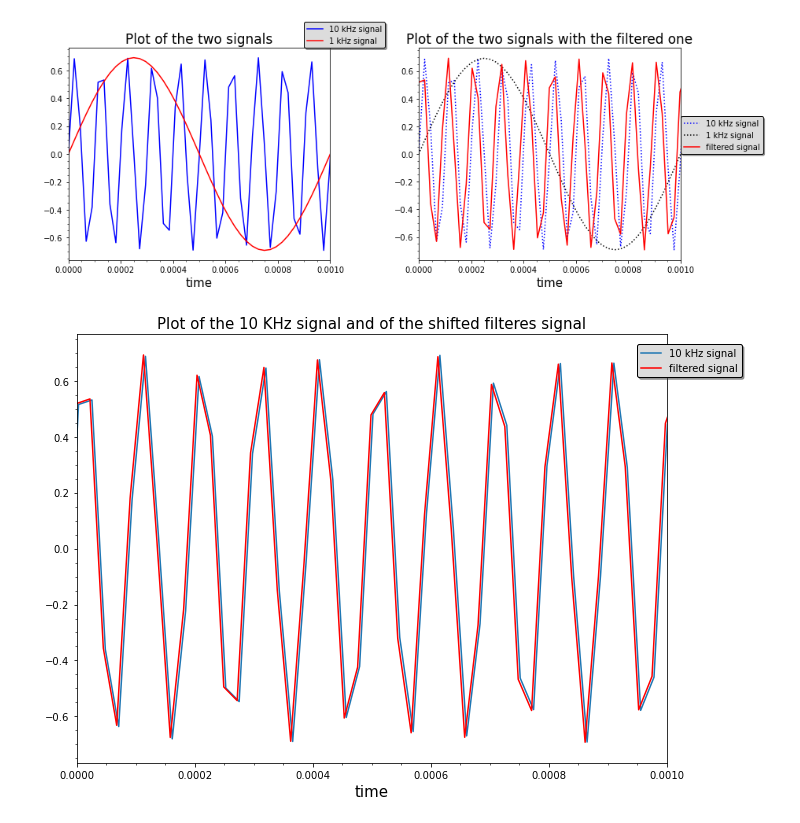
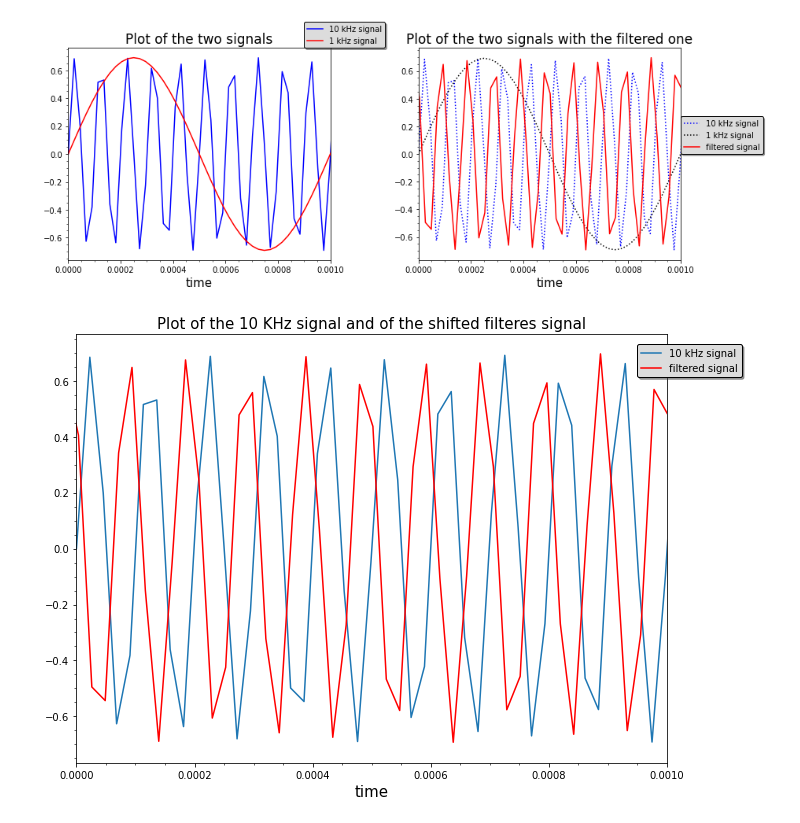
Before and after one commit to GiacomoFrn/MAPD_modA, a Jupyter notebook: python_part.ipynb, the cells around one changed output. Saved outputs shown, nothing was run; the diff lists cells and outputs as text; code cells hidden in the pictures.

```diff
--- a/python_part.ipynb
+++ b/python_part.ipynb
@@ -72,0 +85,6 @@ freq_sample_2, sig_audio_2 = wavfile.read("1kHz_44100Hz_16bit_05sec.wav")
+# %%
+fft_coeff = fftpack.fft(coeff,N)
+fft_coeff_corr = fft_coeff*correction
+phase_corr = np.angle(fft_coeff_corr)
+plt.plot(freqs[idx],phase_corr[idx])
+plt.show()
@@ -73,9 +93,7 @@ freq_sample_2, sig_audio_2 = wavfile.read("1kHz_44100Hz_16bit_05sec.wav")
 # %%
 # Normalize the Signal Value and Plot it on a graph
-pow_audio_signal_1 = sig_audio_1 / np.power(2, 15) #normalizzazione
-pow_audio_signal_2 = sig_audio_2 / np.power(2, 15)
-#pow_audio_signal = pow_audio_signal [:100]
-#time_axis = 1000 * np.arange(0, len(pow_audio_signal), 1) / float(freq_sample) #in ms
+pow_audio_signal_1 = sig_audio_1 / np.power(2, 15)      #normalizzazione
+pow_audio_signal_2 = sig_audio_2 / np.power(2, 15)      #normalizzazione
 time_axis = np.arange(0, len(pow_audio_signal_1), 1) / float(freq_sample_1)
 
 
@@ -95,33 +113,19 @@ somma = pow_audio_signal_1+pow_audio_signal_2
 #CONVOLUTION BETWEEN FILTER AND THE SIGNAL
 N=len(coeff)+len(sig_audio_1)-1 #lunghezza della convoluzione (lunghezza segnale + lunghezza coefficienti - 1)
 
-x=np.linspace(0, freq_sample_1, N)
 
-exp = ((np.pi*(N))*0.5*x)
-
-
-fft_coeff = fftpack.fft(coeff,N)    #Shift della fase
-
-
-#fft_audio_1 = fftpack.fft(sig_audio_1,N)
-#fft_audio_2 = fftpack.fft(sig_audio_2,N)
-#out_1 = fft_audio_1*fft_coeff
-#out_2 = fft_audio_2*fft_coeff
+#fft_coeff = fftpack.fft(coeff,N)    #Shift della fase
 fft_somma = fftpack.fft(somma,N)
-out = fft_somma*fft_coeff
+out = fft_somma*fft_coeff_corr
 freqs = fftpack.fftfreq(N)
-#plt.plot(freqs, np.abs(fft_audio_1))
-#plt.plot(freqs, np.abs(fft_audio_2))
-#plt.plot(freqs, np.abs(out))
-#plt.xlim(left = 0)
-#plt.show()
+idx=np.argsort(freqs)
 #TIME DOMAIN FILTERED SIGNAL
 time_output = fftpack.ifft(out,N)
 #print(time_output)
 time_output=time_output[numtaps-1:]
 ax[1].plot(time_axis,pow_audio_signal_1,':',color='blue', label='10 kHz signal')
 ax[1].plot(time_axis,pow_audio_signal_2,':',color='black', label='1 kHz signal')
-ax[1].plot(time_axis,time_output,color='red', label='filtered signal')
+ax[1].plot(time_axis-0.00011,time_output,color='red', label='filtered signal')
 ax[1].set_xlim(right=1/1000,left=0)
 ax[1].set_xlabel('time', fontsize=15)
 ax[1].legend(shadow=True, framealpha=1, facecolor='gainsboro', edgecolor='black', prop={'size':10}, loc=[1,0.5])
@@ -131,27 +135,23 @@ ax[1].minorticks_on()
 
 
 fig.tight_layout()
-
-#sound_name = "filter.wav"
-#path=r"/home/federico/Desktop/PHD_PROJECT/MAPD_modA"
-#wv.write(os.path.join(path,sound_name),time_output,44100,sampwidth=1)
 # %% [output]
-[figure, old version]
+[figure, new version]
 # %%
 fig, ax = plt.subplots(nrows=1, ncols=1, figsize=(10,7))
 shifted_filter = fft.fftshift(time_output)
 shifted_signal = fft.fftshift(pow_audio_signal_1)
-ax.plot(time_axis-0.00011, shifted_signal, label='10 kHz signal')
-ax.plot(time_axis,shifted_filter ,color='red', label='filtered signal')
+ax.plot(time_axis, shifted_signal, label='10 kHz signal')
+ax.plot(time_axis-0.00011,shifted_filter ,color='red', label='filtered signal')
 ax.set_xlabel('time', fontsize=15)
 ax.set_xlim(right=1/1000,left=0)
 ax.set_title('Plot of the 10 KHz signal and of the shifted filteres signal', fontsize=15)
 ax.legend(shadow=True, framealpha=1, facecolor='gainsboro', edgecolor='black', prop={'size':10}, loc=[0.95,0.9])
 ax.minorticks_on()
 
 fig.tight_layout()
 # %% [output]
-[figure, old version]
+[figure, new version]
 # %%
 fig, ax = plt.subplots(nrows=1, ncols=1, figsize=(10,7))
 ax.plot(time_axis,shifted_filter ,color='red', label='filtered signal')
```
Also changed, not shown: parts of 4 cells of this notebook.
